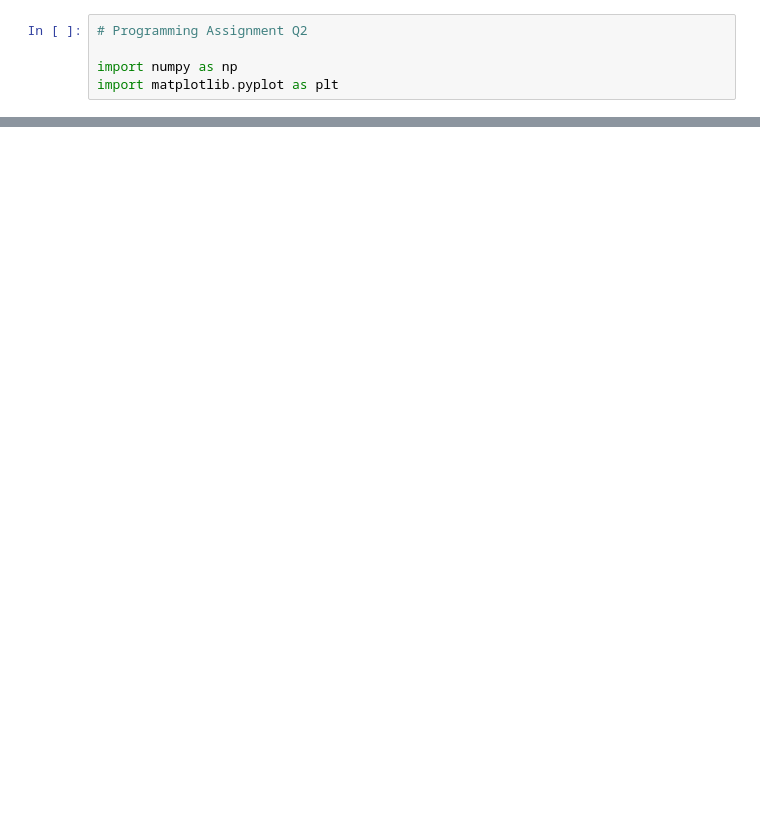
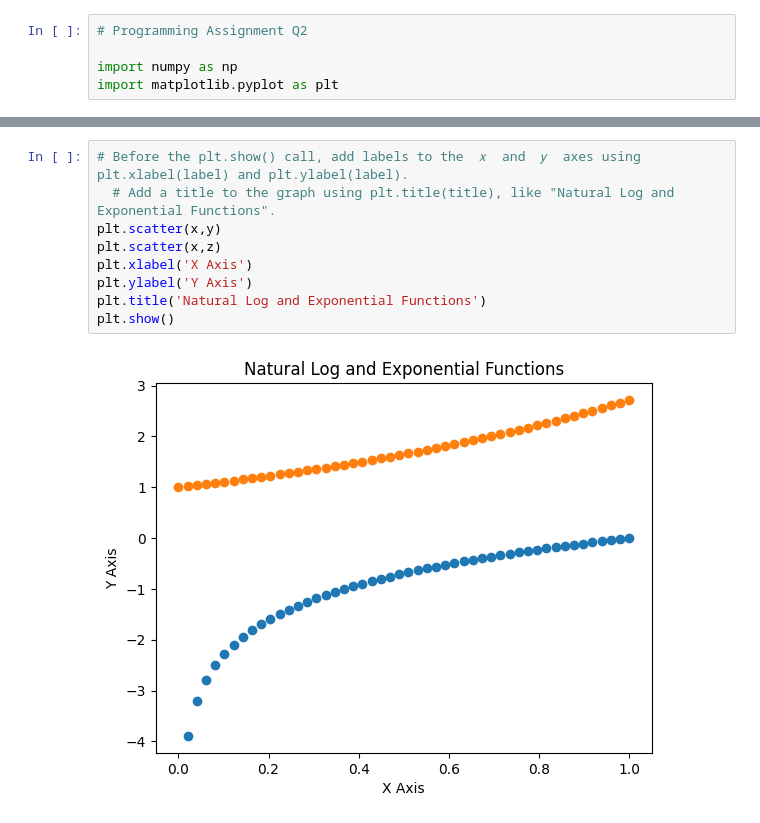
Before and after one commit to natalieassaad/programming, a Jupyter notebook: Programming_Q2.ipynb, the cells around one changed output, grey strips where cells are left out. Saved outputs shown, nothing was run; the diff lists cells and outputs as text; blank space fills up the shorter version.

```diff
--- a/Programming_Q2.ipynb
+++ b/Programming_Q2.ipynb
@@ -19,0 +24,11 @@ x = np.linspace(0,1,50)
+# %%
+# Before the plt.show() call, add labels to the  𝑥  and  𝑦  axes using plt.xlabel(label) and plt.ylabel(label).
+  # Add a title to the graph using plt.title(title), like "Natural Log and Exponential Functions".
+plt.scatter(x,y)
+plt.scatter(x,z)
+plt.xlabel('X Axis')
+plt.ylabel('Y Axis')
+plt.title('Natural Log and Exponential Functions')
+plt.show()
+# %% [output]
+[figure, added]
```
Also changed, not shown: parts of 5 cells of this notebook.
